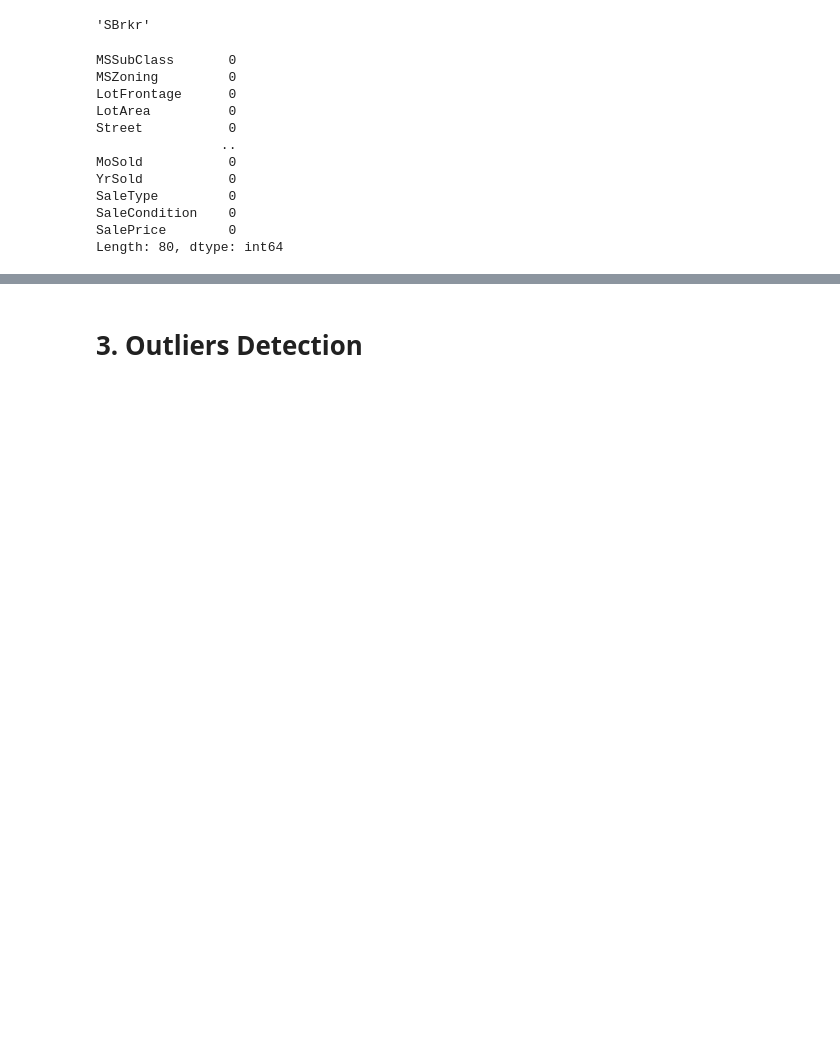
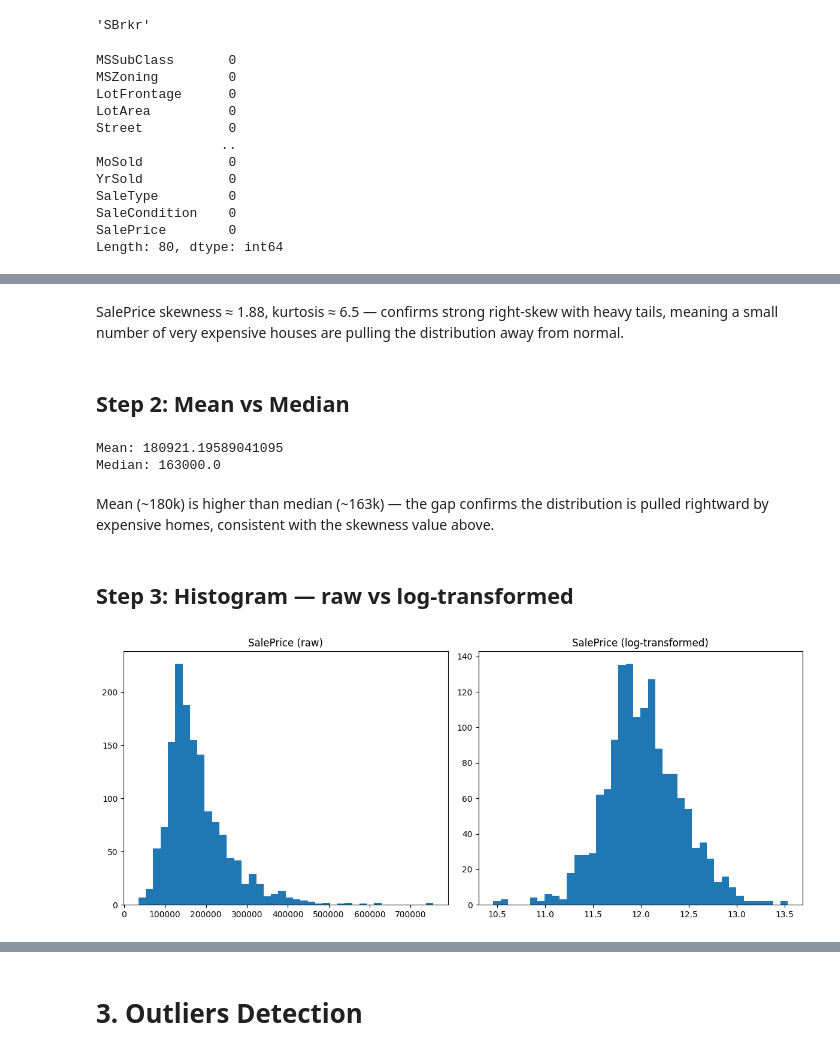
Before and after one commit to VishRoy/kaggle-notebook, a Jupyter notebook: house-prices-advanced-regression.ipynb, the cells around one changed output, grey strips where cells are left out. Saved outputs shown, nothing was run; the diff lists cells and outputs as text; code cells hidden in the pictures; blank space fills up the shorter version.

Commit message:
Kaggle Notebook | House Prices - Advanced Regression | Version 2

```diff
--- a/house-prices-advanced-regression.ipynb
+++ b/house-prices-advanced-regression.ipynb
@@ -239,0 +250,27 @@ Length: 80, dtype: int64
+# %% [markdown]
+SalePrice skewness ≈ 1.88, kurtosis ≈ 6.5 — confirms strong right-skew with heavy tails, meaning a small number of very expensive houses are pulling the distribution away from normal.
+# %% [markdown]
+## Step 2: Mean vs Median
+# %%
+print("Mean:", df['SalePrice'].mean())
+print("Median:", df['SalePrice'].median())
+# %% [output]
+Mean: 180921.19589041095
+Median: 163000.0
+# %% [markdown]
+Mean (~180k) is higher than median (~163k) — the gap confirms the distribution is pulled rightward by expensive homes, consistent with the skewness value above.
+# %% [markdown]
+## Step 3: Histogram — raw vs log-transformed
+# %%
+fig, axes = plt.subplots(1,2, figsize=(12,5))
+
+axes[0].hist(df['SalePrice'], bins=40)
+axes[0].set_title('SalePrice (raw)')
+
+axes[1].hist(np.log1p(df['SalePrice']), bins=40)
+axes[1].set_title('SalePrice (log-transformed)')
+
+plt.tight_layout()
+plt.show()
+# %% [output]
+[figure, added]
```
Also changed, not shown: parts of 20 cells of this notebook.
